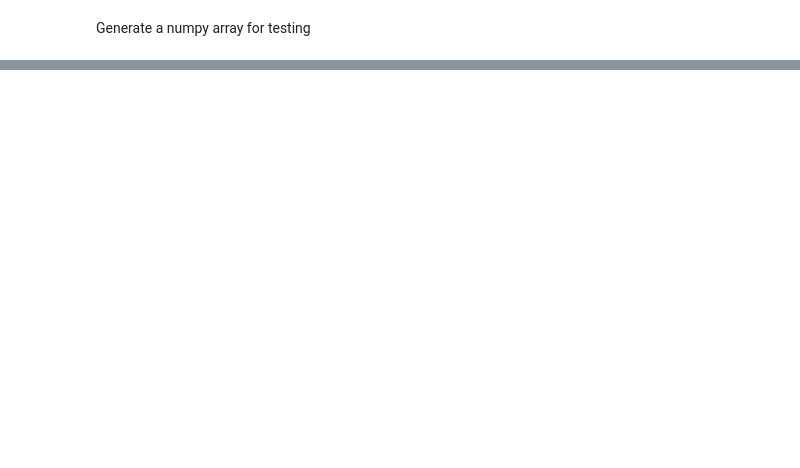
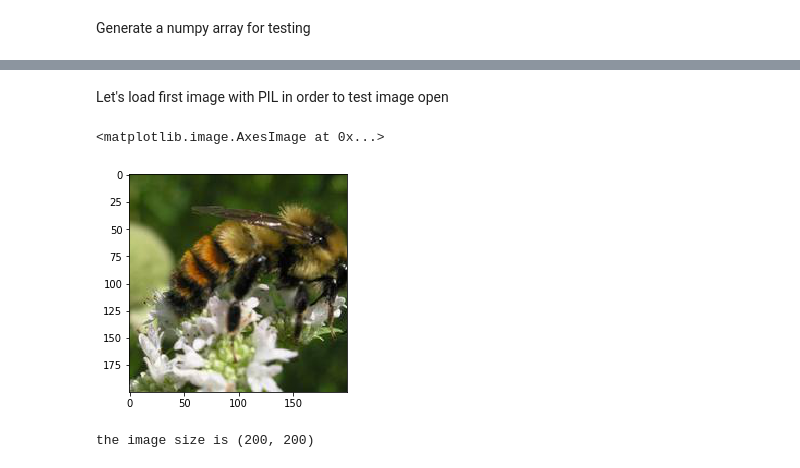
Before and after one commit to juansantateresa/juan, a Jupyter notebook: Projects/Naïve Bees Image Loading and Processing.ipynb, the cells around one changed output, grey strips where cells are left out. Cells and saved outputs as stored; diff of their text form; code cells hidden in the pictures; blank space fills up the shorter version.

```diff
--- a/Projects/Naïve Bees Image Loading and Processing.ipynb
+++ b/Projects/Naïve Bees Image Loading and Processing.ipynb
@@ -42,0 +36,8 @@ Naïve Bees Image Loading and Processing.ipynb
+# %% [markdown]
+Let's load first image with PIL in order to test image open
+# %%
+img = Image.open('dataset/images/train/1.jpg')
+plt.imshow(img)
+# %% [output]
+<matplotlib.image.AxesImage at 0x...>
+[figure, added]
@@ -42,0 +46,4 @@ Naïve Bees Image Loading and Processing.ipynb
+# %%
+print('the image size is {} '.format(img_size))
+# %% [output]
+the image size is (200, 200)
```
Also changed, not shown: parts of 6 cells of this notebook.
